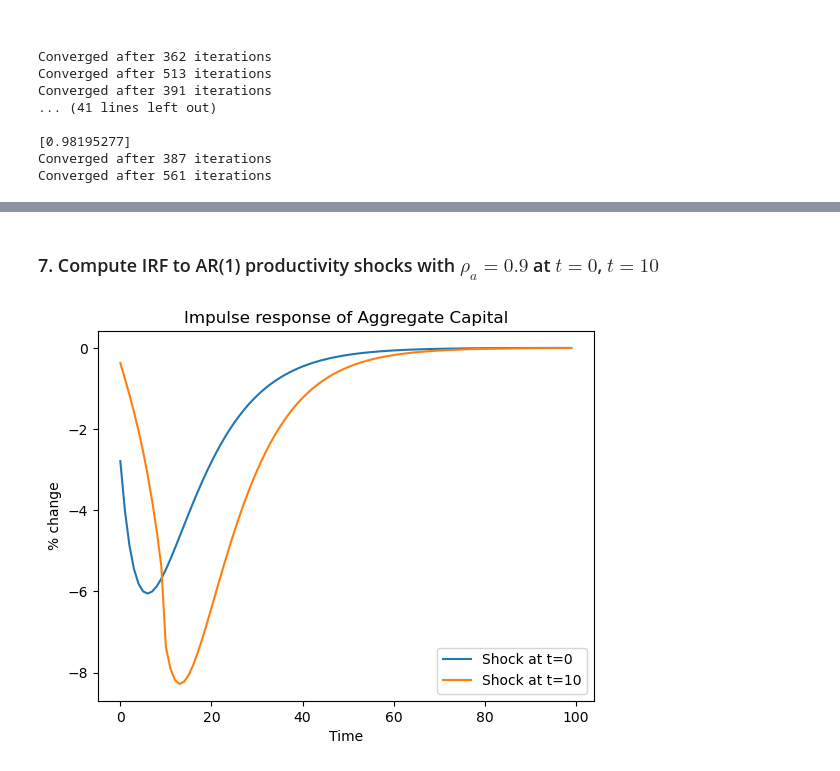
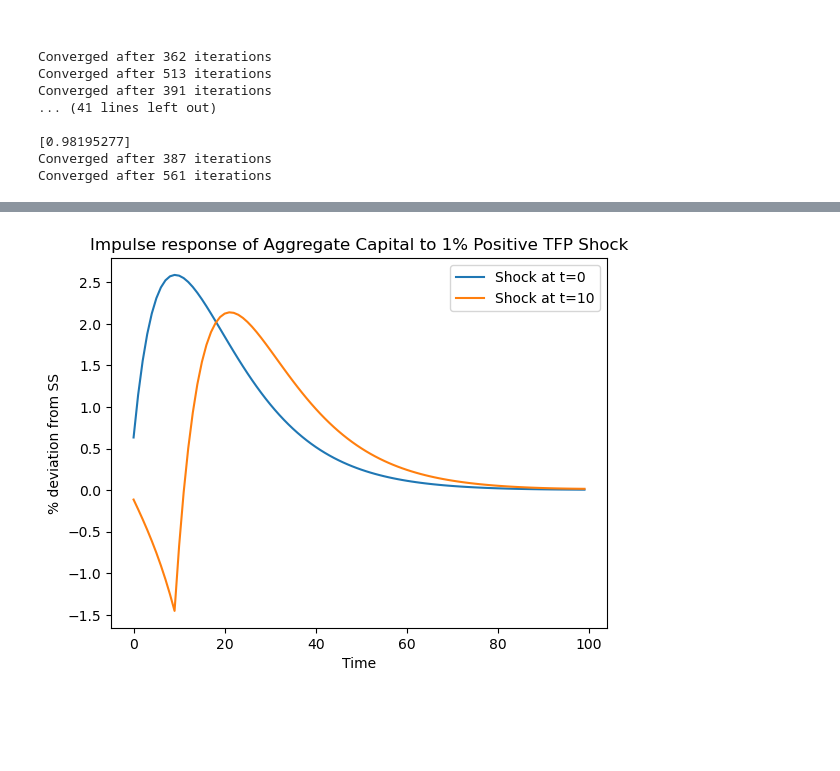
Before and after one commit to JungHyunKKim/281-Computational, a Jupyter notebook: HW8/JungHyunKim_HW8.ipynb, the cells around one changed output, grey strips where cells are left out. Drawn from its saved outputs; the diff is of its cells as text; code cells hidden in the pictures; blank space fills up the shorter version.

```diff
--- a/HW8/JungHyunKim_HW8.ipynb
+++ b/HW8/JungHyunKim_HW8.ipynb
@@ -173,16 +265,17 @@ Converged after 561 iterations
 # %%
-# define r sequence
+# Define r sequence
 dx = 1e-4
 dA_seq = np.zeros(T,)
-dr_seq = np.zeros(T + 1,)
-dr_seq[T] = dx
-a = np.zeros((nE, nA, T + 1))
+dr_seq = np.zeros(T + 1,) # dr_seq includes the terminal condition at date T=100
+dr_seq[T-1] = dx # shock at time 99
 
-# solve backward step starting at T + 1
+# Solve backward step starting at T + 1
 Va_p = ss['Va']
 a_seq = np.zeros((nE, nA, T + 1))
-for t in range(T, -1, -1):
-    Va_p, a_seq[:, :, t], c = backward_step(Va_p, Pi, a_grid, e_grid, ss['r'] + dr_seq[t], ss['w'], calib['beta'], eis)
+c_seq = np.zeros((nE, nA, T + 1))
+
+for t in reversed(range(T + 1)):
+    Va_p, a_seq[:, :, t], c_seq[:,:,t] = backward_step(Va_p, Pi, a_grid, e_grid, ss['r'] + dr_seq[t], ss['w'], calib['beta'], eis)
 # %% [markdown]
 ### 2. Compute the first row of the Jacobian / Fake News Matrix (FNM)
 
@@ -259,7 +358,6 @@ expvec[:,:,0] = ss['a']
 for t in range(1,T):
     expvec[:,:,t] = (ss['Lambda'] @ expvec[:,:,t-1].ravel()).reshape(nE, nA)
 
-# Construct the FNM
-for t in range(1,T):
-    F[t,:] = expvec[:,:,t-1].ravel().T @ dD1.reshape(nE*nA, T) / dx
+# Construct the FNM along the row
+F[1:T,:] = expvec[:,:,0:T-1].reshape(nE*nA,T-1).T @ dD1.reshape(nE*nA, T) / dx
 # %% [markdown]
@@ -267,6 +365,7 @@ for t in range(1,T):
 # %%
-J['HA'] = {'A': F.copy(),
-           'Z': np.zeros((T,T))}
+J_HA = {}
+
+J_HA['A'] = {'r': F.copy()}
 
 for t in range(1, F.shape[0]):
-    J['HA']['A'][1:, t] += J['HA']['A'][:-1, t-1]
+    J_HA['A']['r'][1:, t] += J_HA['A']['r'][:-1, t-1]
@@ -309,32 +562,42 @@ dKdZ = -sp.sparse.linalg.spsolve(dHdK, dHdZ)
-# %% [markdown]
-### 7. Compute IRF to AR(1) productivity shocks with $\rho_a=0.9$ at $t=0$, $t=10$
 # %%
+drleaddK = ( alpha * (alpha-1) * ss['Z'] * (ss['K'] / ss['L'])**(alpha-2) * (1/ss['L']) ) * np.hstack((np.ones((T,T-1)) , np.zeros((T,1))))
+dwleaddK = ( alpha * (1-alpha) * ss['Z'] * (ss['K'] / ss['L'])**(alpha-1) * (1/ss['L']) ) * np.hstack((np.ones((T,T-1)) , np.zeros((T,1))))
+drdZ = alpha * (ss['K']/ss['L'])**(alpha-1) * I
+dwdZ = (1-alpha) * (ss['K']/ss['L'])**(alpha) * I
+
+J_Arlead = np.hstack((J_HA['A']['r'][:, 1:] , np.zeros((T,1))))
+J_Awlead = np.hstack((J_HA['A']['w'][:, 1:] , np.zeros((T,1))))
+
+dHdK = J_Arlead * drleaddK + J_Awlead * dwleaddK - I
+dHdZ = J_HA['A']['r']*drdZ + J_HA['A']['w']*dwdZ
+dKdZ = -sp.sparse.linalg.spsolve(dHdK, dHdZ)
+
 # AR(1) shock at t=0 and t=10
 rho = 0.9
 
 z0 = np.zeros(T)
 z10 = np.zeros(T)
 
 z0[0] = 1
 z10[10] = 1
 
 for i in range(1, T):
     z0[i] = rho * z0[i-1]
 
 for i in range(11, T):
     z10[i] = rho * z10[i-1]
 
 
 K0 = dKdZ @ z0
 K10 = dKdZ @ z10
 
 # Plot k and z
 plt.plot(K0, label='Shock at t=0')
 plt.plot(K10, label='Shock at t=10')
 plt.xlabel('Time')
-plt.ylabel('% change')
-plt.title('Impulse response of Aggregate Capital')
+plt.ylabel('% deviation from SS')
+plt.title('Impulse response of Aggregate Capital to 1% Positive TFP Shock')
 plt.legend()
 plt.show()
 # %% [output]
-[figure, old version]
+[figure, new version]
```
Also changed, not shown: parts of 21 cells of this notebook, 1 other file.
